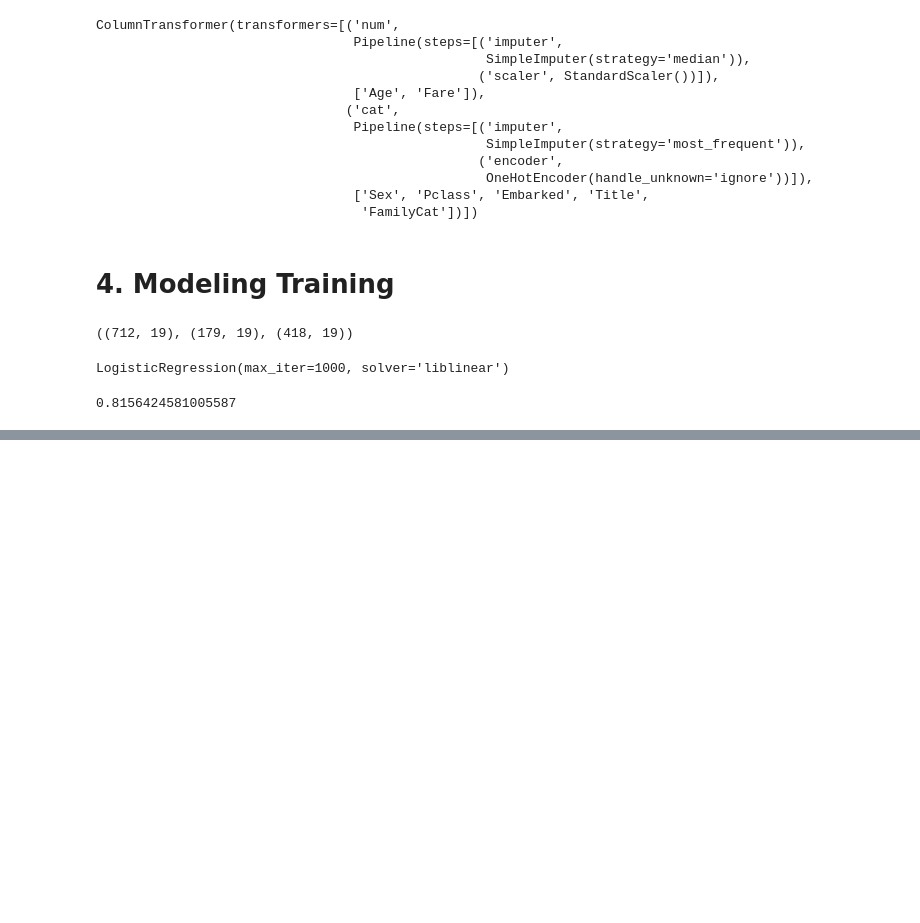
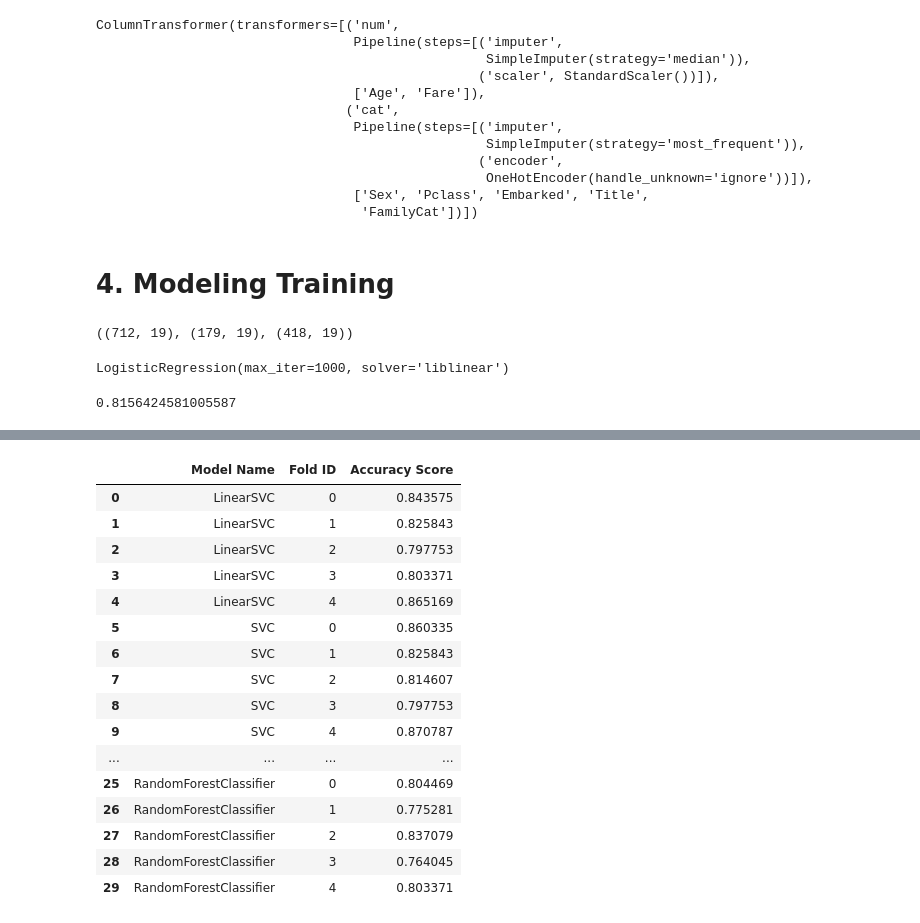
Before and after one commit to TinhAnhDepZAIII/MachineLearningTitanic, a Jupyter notebook: TitanicML.ipynb, the cells around one changed output, grey strips where cells are left out. Cells and saved outputs as stored; diff of their text form; code cells hidden in the pictures; blank space fills up the shorter version.

Commit message:
More Models

```diff
--- a/TitanicML.ipynb
+++ b/TitanicML.ipynb
@@ -729,8 +747,10 @@ Y = train_train['Survived']
 
 X_test = test_df[feature_cols]
 
-X = preprocessor.transform(X)  # X_train and X_validation
-X_test= preprocessor.transform(X_test)
+# X = preprocessor.transform(X)  # X_train and X_validation
+# X_test= preprocessor.transform(X_test)
+X = preprocessor.fit_transform(X);
+X_test = preprocessor.fit_transform(X_test);
 # %%
 from sklearn.model_selection import train_test_split
 X_train, X_val, Y_train, Y_val = train_test_split(X, Y, test_size=0.2)
@@ -793,0 +894,48 @@ pd.read_csv("./predictions.csv").
+# %%
+from sklearn.svm import LinearSVC, SVC
+from sklearn.neighbors import KNeighborsClassifier
+from sklearn.ensemble import RandomForestClassifier
+k = 2000
+models = [
+    LinearSVC(max_iter= 12000, random_state=k),
+    SVC(random_state=k),
+    KNeighborsClassifier(metric="minkowski", p =2 ),
+    LogisticRegression(solver="liblinear", max_iter=1000),
+    DecisionTreeClassifier(criterion="entropy", random_state=k, max_depth=5),
+    RandomForestClassifier(random_state=k),
+
+
+]
+# %%
+
+def generate_baseline_models (models, X, Y, metrics, cv =5):
+    entries = []
+    for model in models:
+        modelName = model.__class__.__name__
+
+        scores = cross_val_score(model, X, Y, scoring= metrics, cv = 5)
+        for foldId, score in enumerate(scores): # enumerate keep tracks of the id
+            entries.append((modelName, foldId, score))
+    cv_df = pd.DataFrame(entries, columns=['Model Name', 'Fold ID', 'Accuracy Score'])
+    return cv_df
+
+
+generate_baseline_models(models, X, Y, metrics='accuracy', cv =5)
+# %% [output]
+|  | Model Name | Fold ID | Accuracy Score |
+| 0 | LinearSVC | 0 | 0.843575 |
+| 1 | LinearSVC | 1 | 0.825843 |
+| 2 | LinearSVC | 2 | 0.797753 |
+| 3 | LinearSVC | 3 | 0.803371 |
+| 4 | LinearSVC | 4 | 0.865169 |
+| 5 | SVC | 0 | 0.860335 |
+| 6 | SVC | 1 | 0.825843 |
+| 7 | SVC | 2 | 0.814607 |
+| 8 | SVC | 3 | 0.797753 |
+| 9 | SVC | 4 | 0.870787 |
+| ... | ... | ... | ... |
+| 25 | RandomForestClassifier | 0 | 0.804469 |
+| 26 | RandomForestClassifier | 1 | 0.775281 |
+| 27 | RandomForestClassifier | 2 | 0.837079 |
+| 28 | RandomForestClassifier | 3 | 0.764045 |
+| 29 | RandomForestClassifier | 4 | 0.803371 |
```
Also changed, not shown: parts of 47 cells of this notebook, 1 other file.
